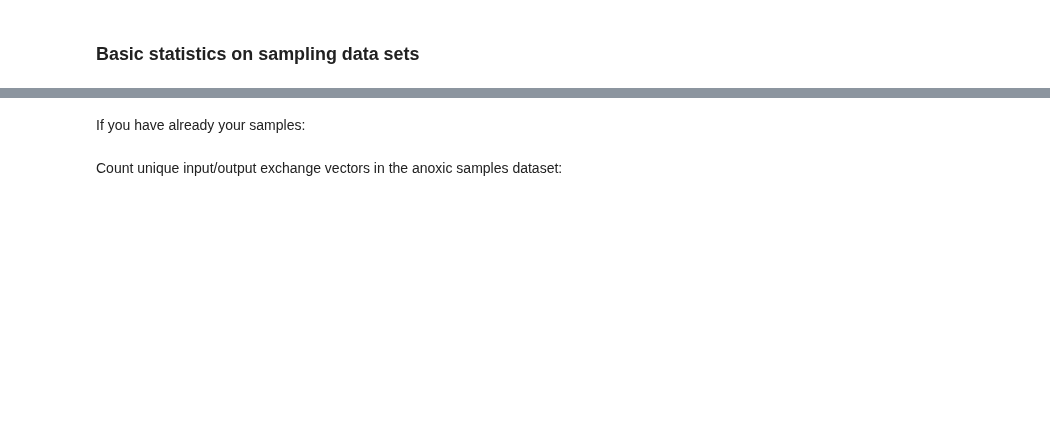
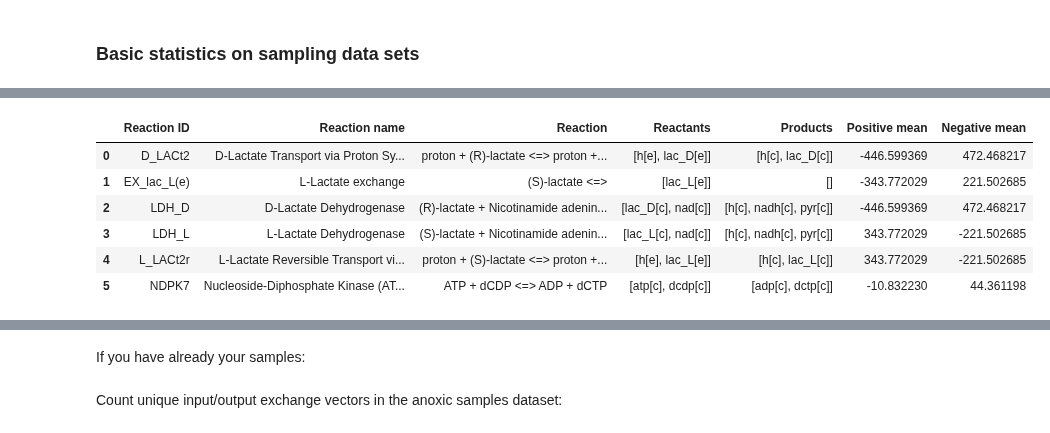
Before and after one commit to hariszaf/metabolic_toy_model, a Jupyter notebook: flux_sampling.ipynb, the cells around one changed output, grey strips where cells are left out. Saved outputs shown, nothing was run; the diff lists cells and outputs as text; code cells hidden in the pictures; blank space fills up the shorter version.

Commit message:
unbiased sampling ok

```diff
--- a/flux_sampling.ipynb
+++ b/flux_sampling.ipynb
@@ -571,15 +530,0 @@ Let us now check what happens when we remove just the oxygen from the medium, so
-# %%
-# Build a new cobra instance
-bh_model = cobra.io.read_sbml_model(agora_models_path / bh_agora_filename)
-
-# Replace the initial medium with one that oxygen is not available
-init_medium = bh_model.medium
-anoxic_medium = init_medium.copy()
-anoxic_medium["EX_o2(e)"] = 0
-bh_model.medium = anoxic_medium
-
-# Sample in an unbiased way with dingo
-bh_dmodel = dingo.MetabolicNetwork.from_cobra_model(bh_model)
-
-# Remember you need to shut down the objective function when using dingo
-bh_dmodel.objective_function = np.zeros(len(bh_reactions))
@@ -597,0 +580,10 @@ dump_samples(unb_anox_samples, samples_path / "bh_unb_anoxic.pkl")
+# %%
+dddf
+# %% [output]
+|  | Reaction ID | Reaction name | Reaction | Reactants | Products | Positive mean | Negative mean |
+| 0 | D_LACt2 | D-Lactate Transport via Proton Sy... | proton + (R)-lactate <=> proton +... | [h[e], lac_D[e]] | [h[c], lac_D[c]] | -446.599369 | 472.468217 |
+| 1 | EX_lac_L(e) | L-Lactate exchange | (S)-lactate <=> | [lac_L[e]] | [] | -343.772029 | 221.502685 |
+| 2 | LDH_D | D-Lactate Dehydrogenase | (R)-lactate + Nicotinamide adenin... | [lac_D[c], nad[c]] | [h[c], nadh[c], pyr[c]] | -446.599369 | 472.468217 |
+| 3 | LDH_L | L-Lactate Dehydrogenase | (S)-lactate + Nicotinamide adenin... | [lac_L[c], nad[c]] | [h[c], nadh[c], pyr[c]] | 343.772029 | -221.502685 |
+| 4 | L_LACt2r | L-Lactate Reversible Transport vi... | proton + (S)-lactate <=> proton +... | [h[e], lac_L[e]] | [h[c], lac_L[c]] | 343.772029 | -221.502685 |
+| 5 | NDPK7 | Nucleoside-Diphosphate Kinase (AT... | ATP + dCDP <=> ADP + dCTP | [atp[c], dcdp[c]] | [adp[c], dctp[c]] | -10.832230 | 44.361198 |
```
Also changed, not shown: parts of 115 cells of this notebook, 1 other file.
